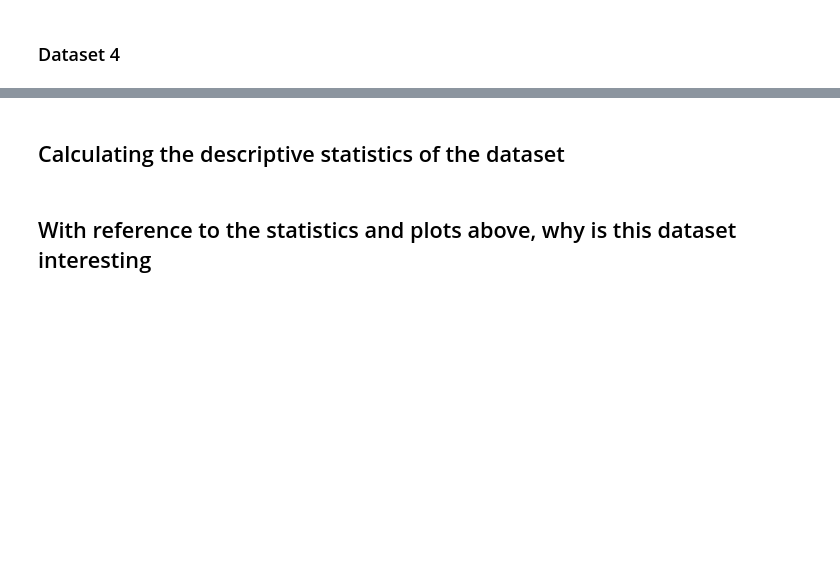
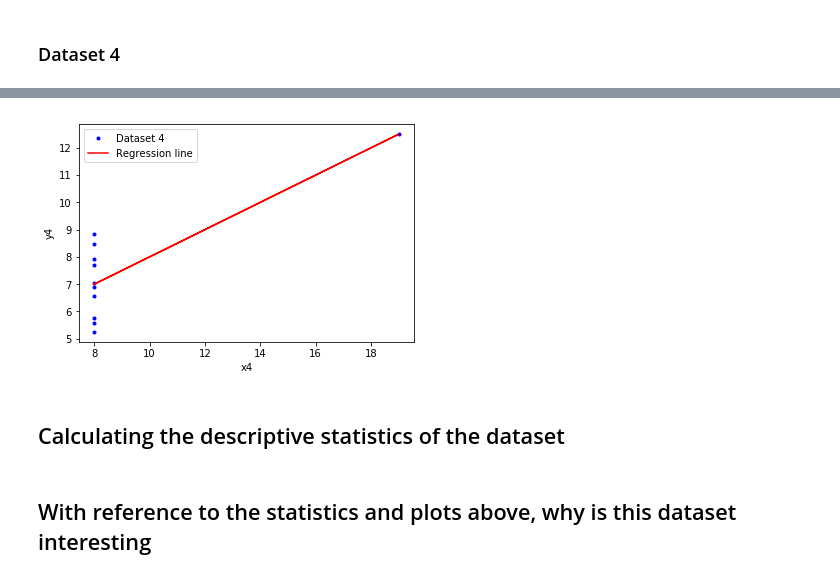
Before and after one commit to davesheils/Anscombe, a Jupyter notebook: Assignment 2018 - Anscombe - David Sheils.ipynb, the cells around one changed output, grey strips where cells are left out. Drawn from its saved outputs; the diff is of its cells as text; code cells hidden in the pictures; blank space fills up the shorter version.

```diff
--- a/Assignment 2018 - Anscombe - David Sheils.ipynb
+++ b/Assignment 2018 - Anscombe - David Sheils.ipynb
@@ -97,3 +118,21 @@ plt.show()
+# %%
+plt.plot(df['x4'],df['y4'], 'b.', label = r"Dataset 4")
+
+
+mc = np.polyfit(df['x4'],df['y4'],1)
+
+plt.plot(df['x4'], mc[0]*df['x4'] + mc[1], 'r', label= "Regression line")
+
+
+
+
+plt.legend()
+
+plt.xlabel("x4")
+plt.ylabel("y4")
+plt.show()
+# %% [output]
+[figure, added]
 # %% [markdown]
 ## Calculating the descriptive statistics of the dataset
 # %%
```
Also changed, not shown: parts of 7 cells of this notebook.
